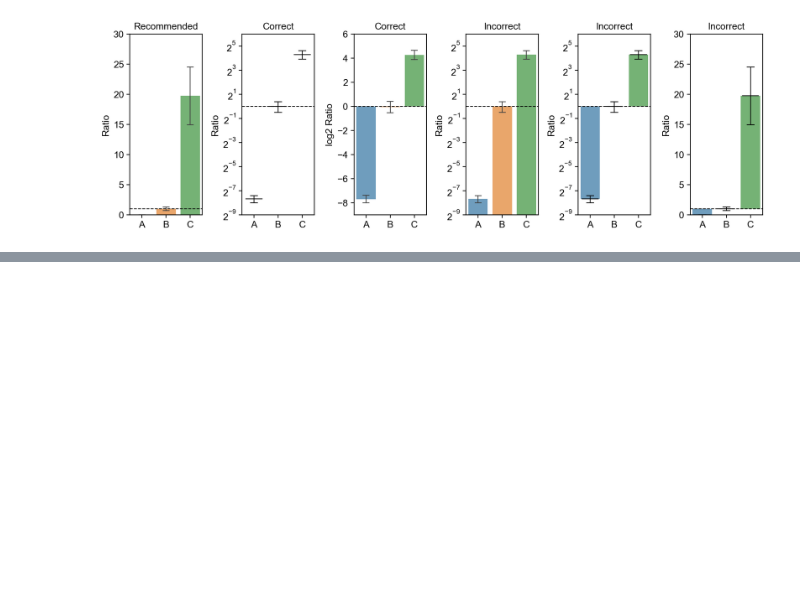
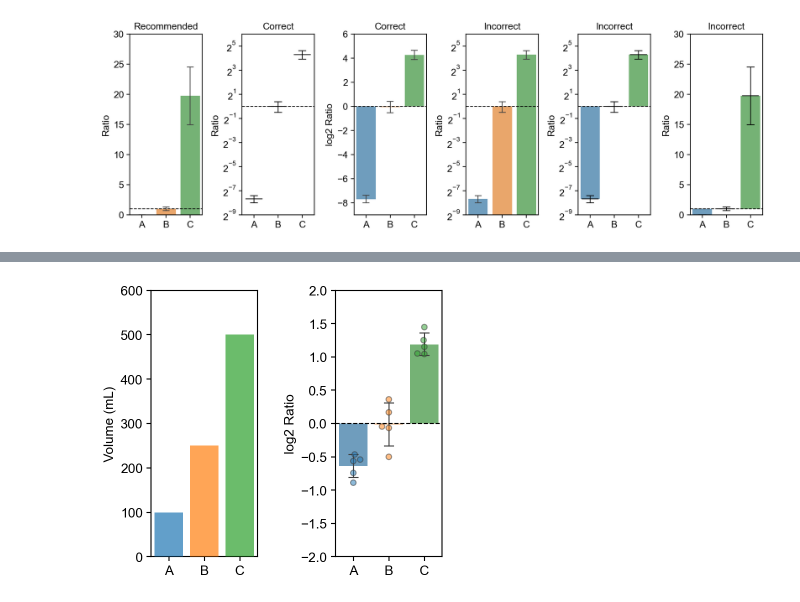
Before and after one commit to tengjuilin/misused-bar-graphs, a Jupyter notebook: bar-graph-examples.ipynb, the cells around one changed output, grey strips where cells are left out. Drawn from its saved outputs; the diff is of its cells as text; code cells hidden in the pictures; blank space fills up the shorter version.

```diff
--- a/bar-graph-examples.ipynb
+++ b/bar-graph-examples.ipynb
@@ -381,0 +640,42 @@ plt.bar(x, y-1900, bottom=1900)
+# %%
+x = ['A', 'B', 'C']
+col = 2
+row = 1
+col_scale = 2.5
+row_scale = 4
+
+fig, axs = plt.subplots(row, col, figsize=(col*col_scale, row*row_scale))
+i = 0
+y = np.array([100, 250, 500])
+axs[i].bar(x, y, alpha=BAR_ALPHA, color=colors, zorder=100)
+axs[i].set_ylim(0, 600)
+axs[i].set_xlim(-0.5, len(y)-0.5)
+axs[i].set_ylabel('Volume (mL)')
+
+i = 1
+np.random.seed(0)
+swarm_df = pd.DataFrame(np.hstack([
+    np.random.normal(0.5, 0.1, 5).reshape(-1, 1),
+    np.random.normal(1, 0.3, 5).reshape(-1, 1),
+    np.random.normal(2, 0.5, 5).reshape(-1, 1),
+]))
+swarm_df.columns = ['A', 'B', 'C']
+bar_df = swarm_df
+bar_plot(np.log2(bar_df), axs[i])
+sns.swarmplot(
+    np.log2(bar_df),
+    linewidth=1,
+    alpha=0.5,
+    ax=axs[i],
+)
+axs[i].axhline(0, color='k', lw=1, ls='--')
+axs[i].set_ylim(-2, 2)
+axs[i].set_ylabel('log2 Ratio')
+
+for i in range(0, 2):
+    axs[i].set_box_aspect(2.5)
+
+plt.tight_layout()
+fig.savefig('figures/subpanels/fig-2e-guideline.pdf')
+# %% [output]
+[figure, added]
```
Also changed, not shown: parts of 28 cells of this notebook, 2 other files.
